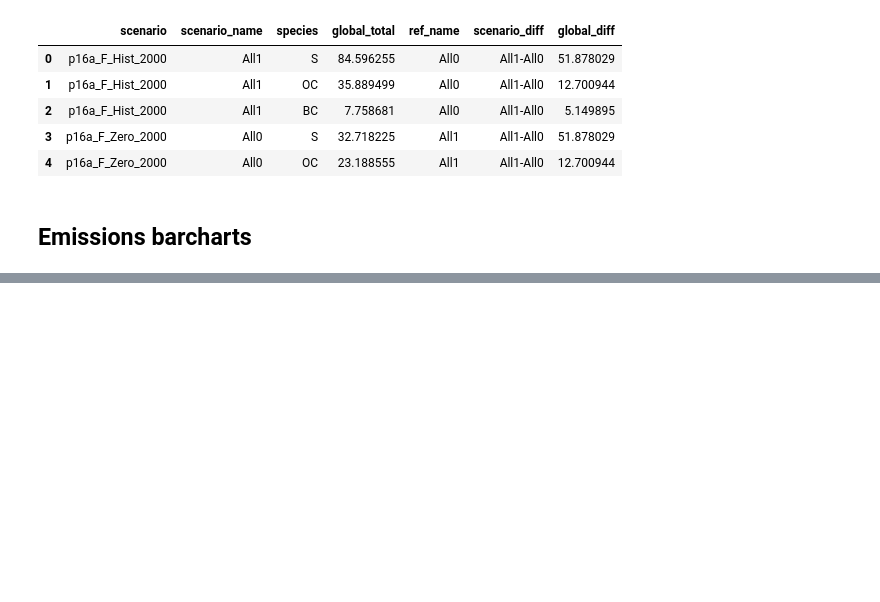
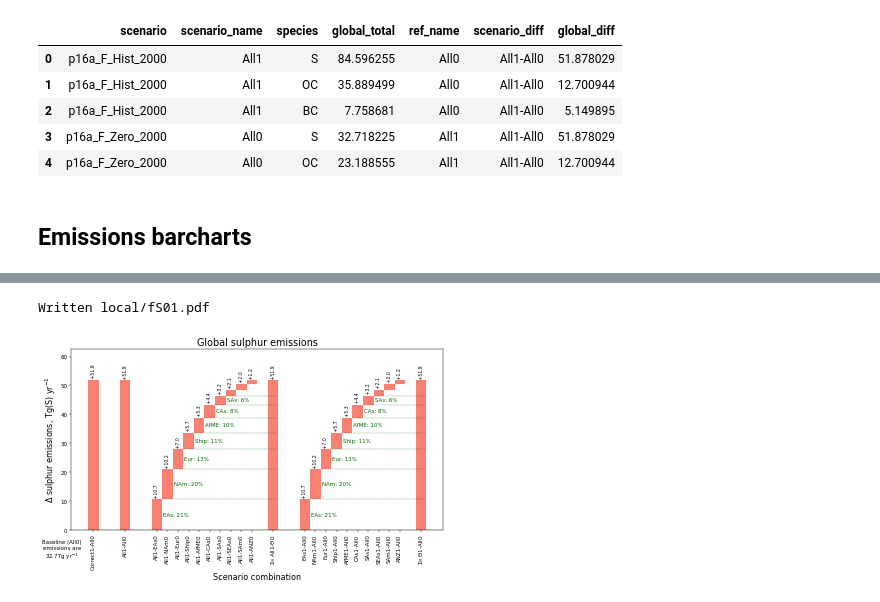
Before and after one commit to grandey/draft2017a-region-rfp, a Jupyter notebook: figures_draft2017a.ipynb, the cells around one changed output, grey strips where cells are left out. Drawn from its saved outputs; the diff is of its cells as text; code cells hidden in the pictures; blank space fills up the shorter version.

```diff
--- a/figures_draft2017a.ipynb
+++ b/figures_draft2017a.ipynb
@@ -51,7 +51,7 @@ scenario_name_dict = lib_draft2017a.load_scenario_name_dict()
 # %%
 # Initialise counters to keep track of figure numbers
 figure_counter = 1  # main manuscript
-supplementary_figure_counter = 1  # supplementary figures
+supp_figure_counter = 1  # supplementary figures
 # %% [markdown]
 ## Map of regions
 # %%
@@ -335,0 +344,11 @@ if True:
+# %%
+# Global sulphur emissions
+fig, ax = emissions_staggered_barcharts(species='S', title='Global sulphur emissions',
+                                        ylabel=r'$\Delta$ sulphur emissions, Tg(S) yr$^{-1}$',
+                                        text_format=r' {:+.1f}', baseline_text_format='{:.1f}',
+                                        y_stretch=1.15, n_contributors=7,
+                                        file_prefix='fS{:02}'.format(supp_figure_counter))
+supp_figure_counter += 1
+# %% [output]
+Written local/fS01.pdf
+[figure, added]
```
Also changed, not shown: parts of 4 cells of this notebook.
